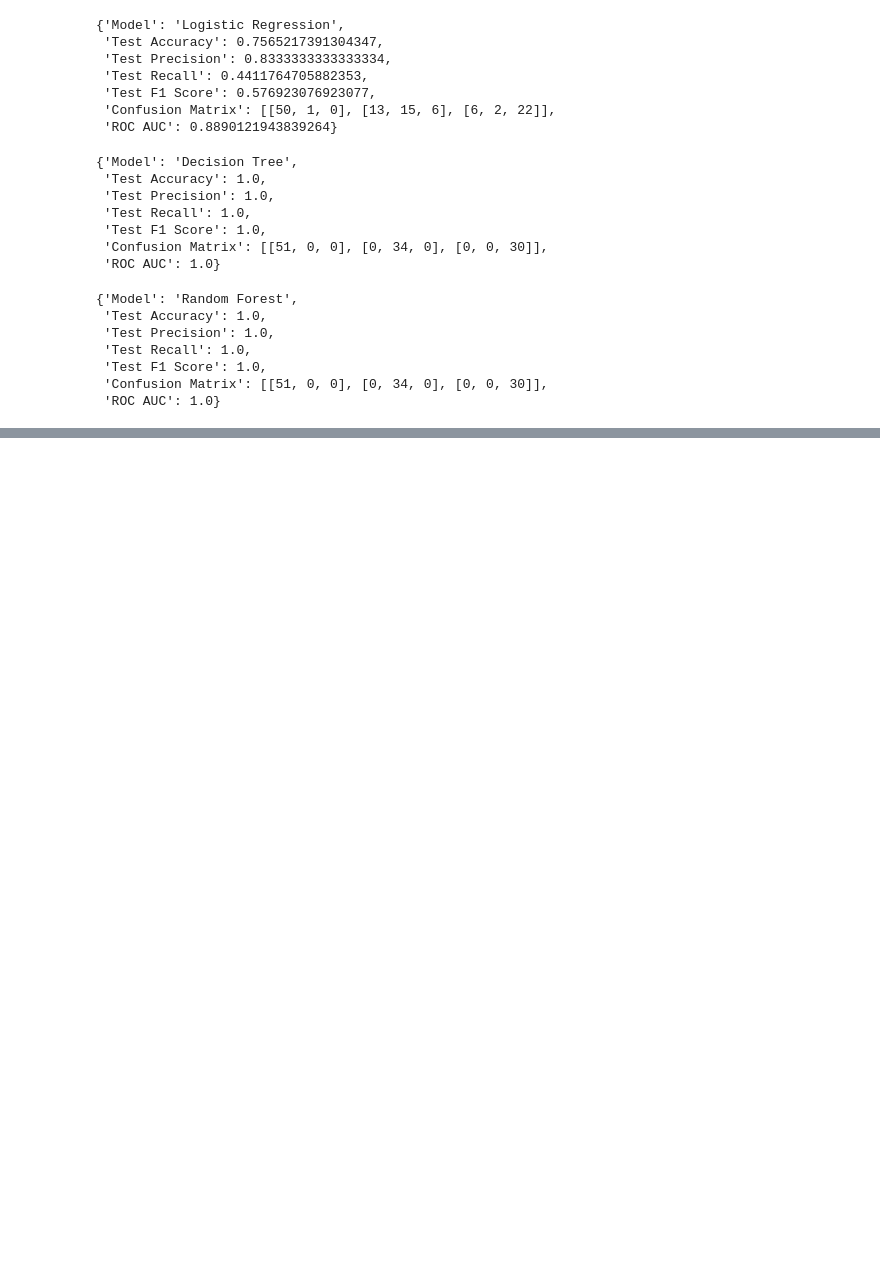
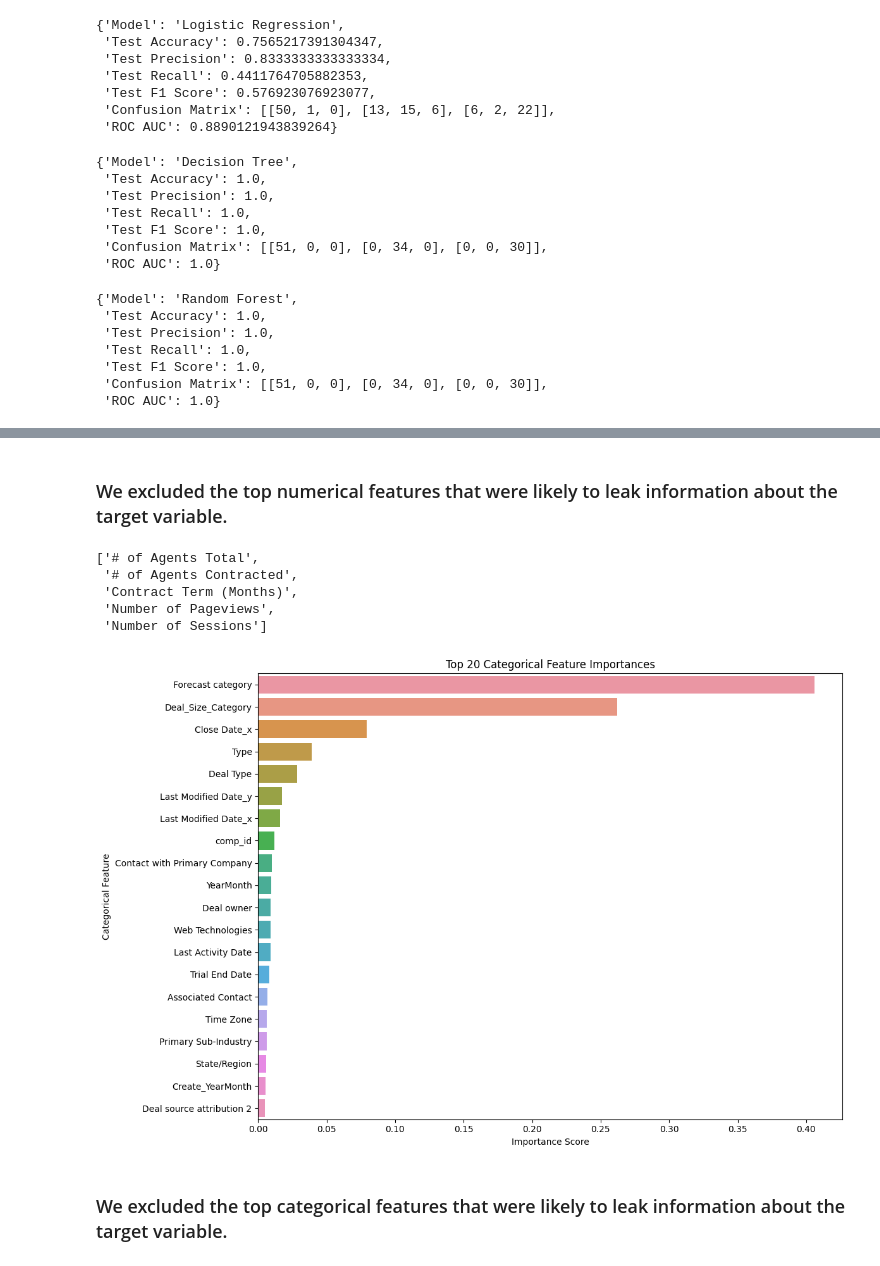
Before and after one commit to rroshann/ML_midterm_project, a Jupyter notebook: notebooks/Roshan/modeling.ipynb, the cells around one changed output, grey strips where cells are left out. Saved outputs shown, nothing was run; the diff lists cells and outputs as text; code cells hidden in the pictures; blank space fills up the shorter version.

```diff
--- a/notebooks/Roshan/modeling.ipynb
+++ b/notebooks/Roshan/modeling.ipynb
@@ -1570,0 +1772,69 @@ rf_summary
+# %% [markdown]
+### We excluded the top numerical features that were likely to leak information about the target variable.
+# %%
+# Extract the top safe numerical features based on the latest plot
+
+# Filter to exclude features with potential leakage
+safe_numerical_features_from_graph = [
+    col for col in feat_importances_num.index
+    if all(kw not in col.lower() for kw in ["probability", "weighted", "forecast", "close", "is closed", "deal probability"])
+][:5]
+
+# Prepare clean dataframe with selected features
+X_numerical = X[safe_numerical_features_from_graph].fillna(-999)
+safe_numerical_features_from_graph
+# %% [output]
+['# of Agents Total',
+ '# of Agents Contracted',
+ 'Contract Term (Months)',
+ 'Number of Pageviews',
+ 'Number of Sessions']
+# %%
+# Recompute cleaned label-encoded categorical DataFrame
+
+# Label encode categorical columns, skipping 'Deal Stage'
+label_encoded_df = pd.DataFrame(index=X.index)
+for col in original_categorical:
+    if 'deal stage' in col.lower():
+        continue
+    le = LabelEncoder()
+    label_encoded_df[col] = le.fit_transform(X[col].astype(str))
+
+# Convert cumulative time strings to seconds
+def time_str_to_seconds(time_str):
+    try:
+        h, m, s = map(int, time_str.split(":"))
+        return h * 3600 + m * 60 + s
+    except:
+        return np.nan
+
+cumulative_time_cols = [col for col in label_encoded_df.columns if 'cumulative time' in col.lower()]
+converted_times_df = label_encoded_df[cumulative_time_cols].applymap(time_str_to_seconds)
+
+# Remove raw date/cumulative time columns
+date_columns_to_drop = [col for col in label_encoded_df.columns if 'contract start' in col.lower() or 'contract end' in col.lower()]
+cleaned_label_encoded_df = label_encoded_df.drop(columns=date_columns_to_drop + cumulative_time_cols, errors='ignore')
+
+# Add durations and fill missing
+cleaned_label_encoded_df = pd.concat([cleaned_label_encoded_df, converted_times_df], axis=1)
+cleaned_label_encoded_df.fillna(-1, inplace=True)
+
+# Train model and extract feature importances
+X_train_cat, X_test_cat, y_train_cat, y_test_cat = train_test_split(cleaned_label_encoded_df, y, test_size=0.2, random_state=42)
+clf_cat = RandomForestClassifier(n_estimators=100, random_state=42)
+clf_cat.fit(X_train_cat, y_train_cat)
+importances_cat = clf_cat.feature_importances_
+feat_importances_cat = pd.Series(importances_cat, index=cleaned_label_encoded_df.columns).sort_values(ascending=False)
+
+# Plot top 20 categorical features
+plt.figure(figsize=(12, 8))
+sns.barplot(x=feat_importances_cat[:20], y=feat_importances_cat.index[:20])
+plt.title('Top 20 Categorical Feature Importances')
+plt.xlabel('Importance Score')
+plt.ylabel('Categorical Feature')
+plt.tight_layout()
+plt.show()
+# %% [output]
+[figure, added]
+# %% [markdown]
+### We excluded the top categorical features that were likely to leak information about the target variable.
```
Also changed, not shown: parts of 33 cells of this notebook.
